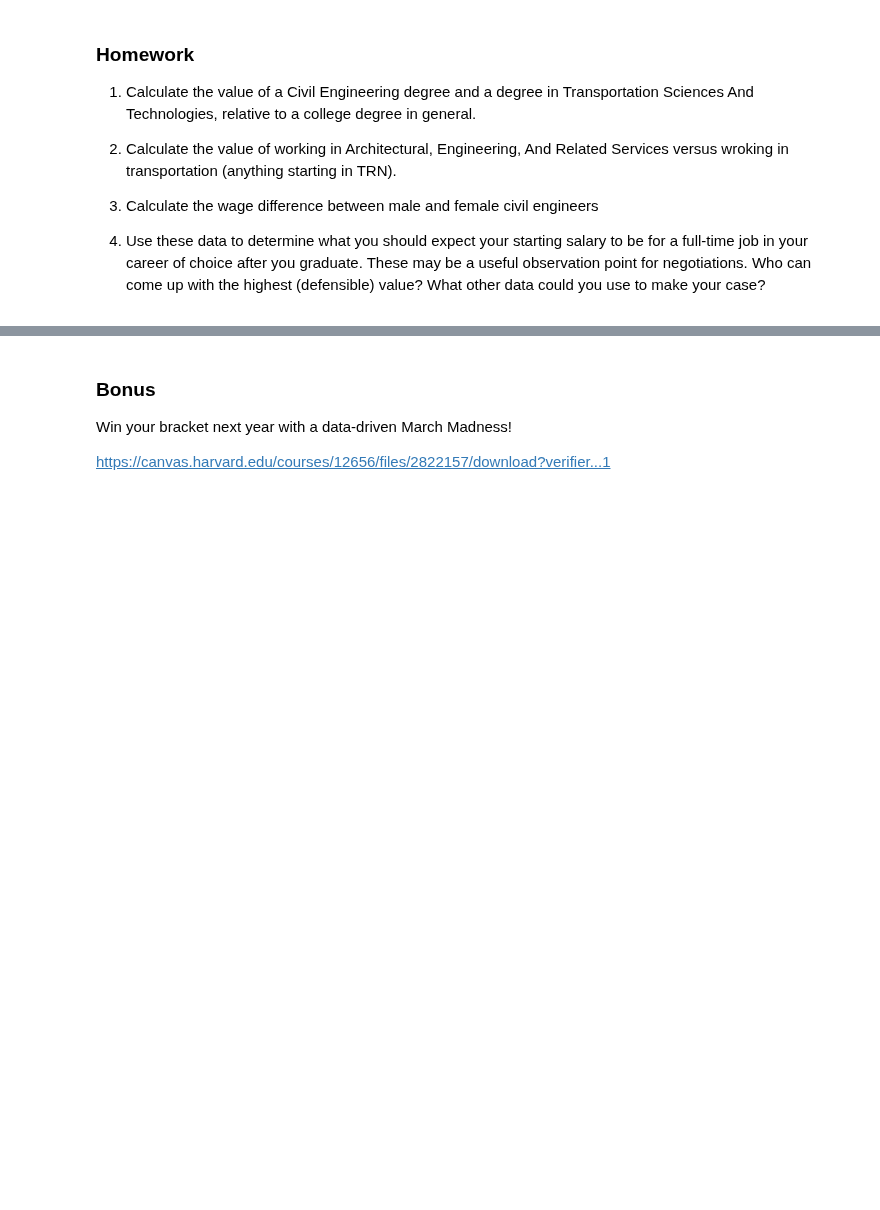
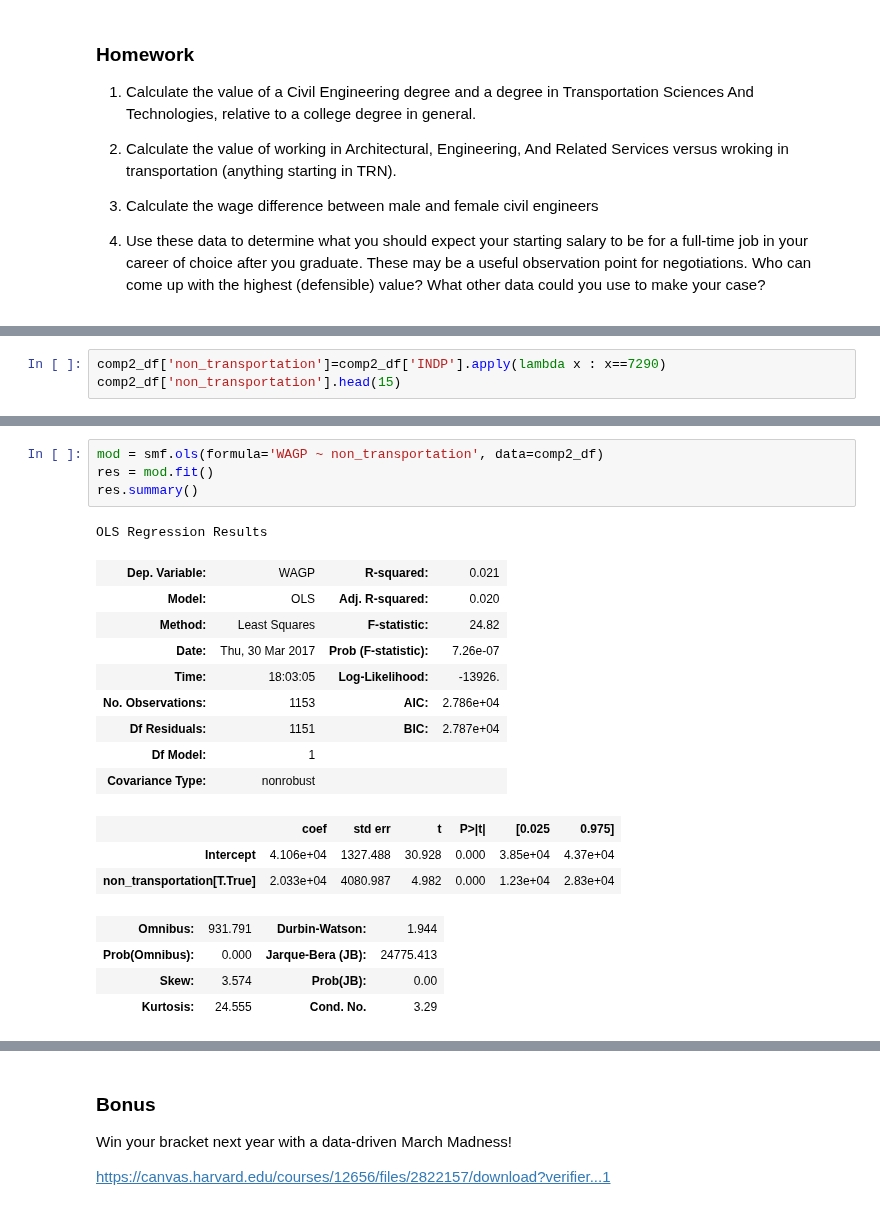
Before and after one commit to uky-transport-data-science/ce599, a Jupyter notebook: 20-Regression 1/Regression 1.ipynb, the cells around one changed output, grey strips where cells are left out. Cells and saved outputs as stored; diff of their text form; blank space fills up the shorter version.

```diff
--- a/20-Regression 1/Regression 1.ipynb
+++ b/20-Regression 1/Regression 1.ipynb
@@ -339,0 +576,3 @@ print(res.summary())
+# %%
+comp2_df['non_transportation']=comp2_df['INDP'].apply(lambda x : x==7290)
+comp2_df['non_transportation'].head(15)
@@ -339,0 +601,22 @@ print(res.summary())
+# %%
+mod = smf.ols(formula='WAGP ~ non_transportation', data=comp2_df)
+res = mod.fit()
+res.summary()
+# %% [output]
+OLS Regression Results
+| Dep. Variable: | WAGP | R-squared: | 0.021 |
+| Model: | OLS | Adj. R-squared: | 0.020 |
+| Method: | Least Squares | F-statistic: | 24.82 |
+| Date: | Thu, 30 Mar 2017 | Prob (F-statistic): | 7.26e-07 |
+| Time: | 18:03:05 | Log-Likelihood: | -13926. |
+| No. Observations: | 1153 | AIC: | 2.786e+04 |
+| Df Residuals: | 1151 | BIC: | 2.787e+04 |
+| Df Model: | 1 |  |  |
+| Covariance Type: | nonrobust |  |  |
+|  | coef | std err | t | P>|t| | [0.025 | 0.975] |
+| Intercept | 4.106e+04 | 1327.488 | 30.928 | 0.000 | 3.85e+04 | 4.37e+04 |
+| non_transportation[T.True] | 2.033e+04 | 4080.987 | 4.982 | 0.000 | 1.23e+04 | 2.83e+04 |
+| Omnibus: | 931.791 | Durbin-Watson: | 1.944 |
+| Prob(Omnibus): | 0.000 | Jarque-Bera (JB): | 24775.413 |
+| Skew: | 3.574 | Prob(JB): | 0.00 |
+| Kurtosis: | 24.555 | Cond. No. | 3.29 |
```
Also changed, not shown: parts of 24 cells of this notebook.
